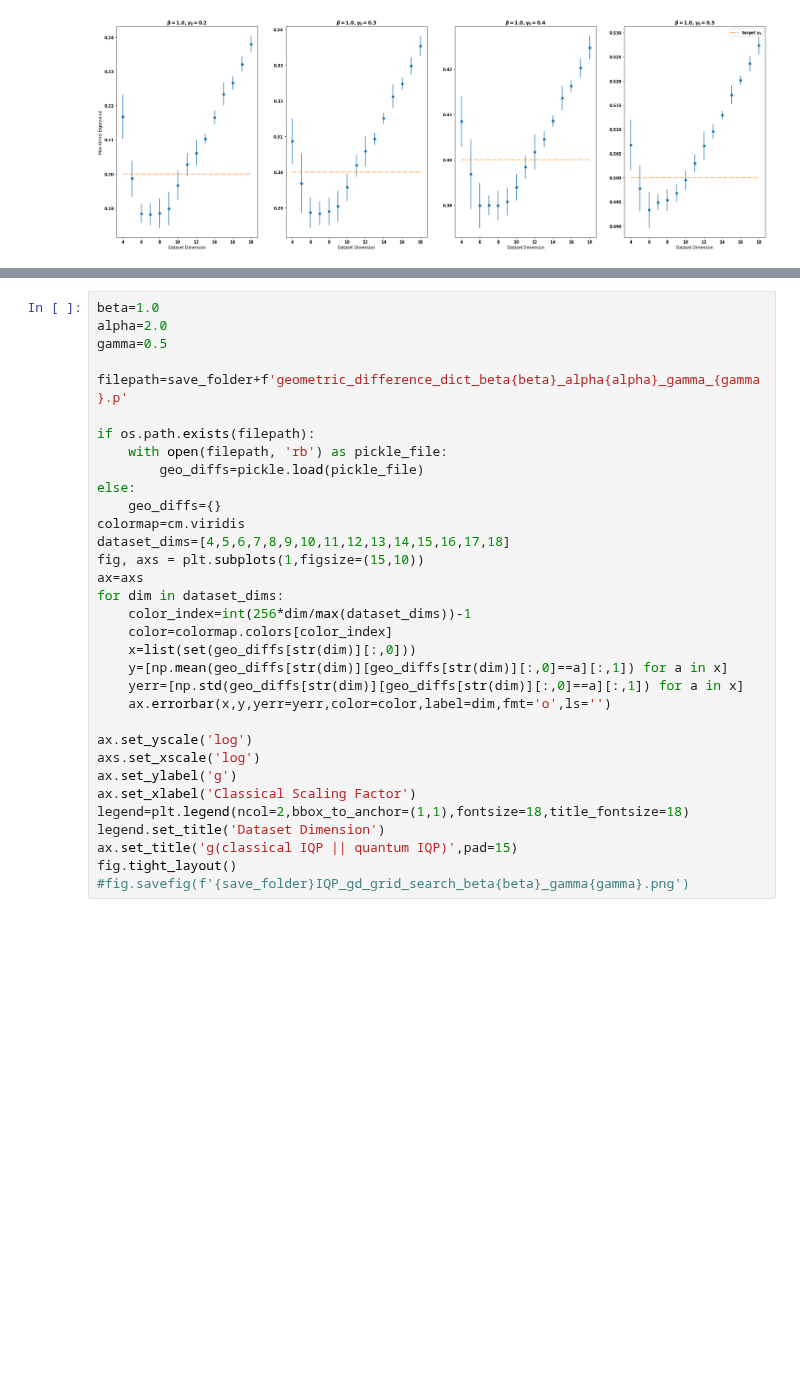
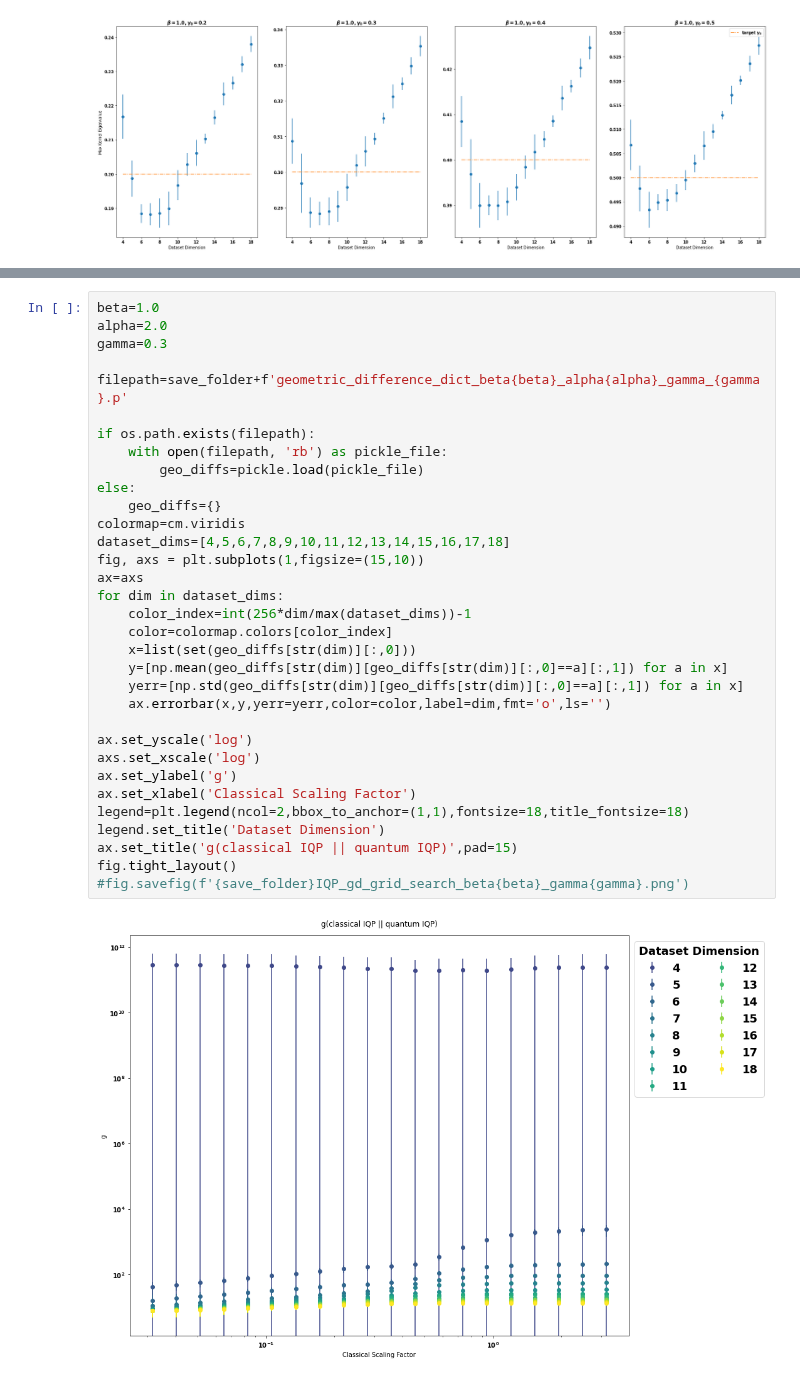
Before and after one commit to lslattery11/quantum_kernel, a Jupyter notebook: notebooks/data_visualization/alpha_test_gd_scaling.ipynb, the cells around one changed output, grey strips where cells are left out. Saved outputs shown, nothing was run; the diff lists cells and outputs as text; blank space fills up the shorter version.

```diff
--- a/notebooks/data_visualization/alpha_test_gd_scaling.ipynb
+++ b/notebooks/data_visualization/alpha_test_gd_scaling.ipynb
@@ -148,35 +148,37 @@ on dimension: 13
 # %%
 beta=1.0
 alpha=2.0
-gamma=0.5
+gamma=0.3
 
 filepath=save_folder+f'geometric_difference_dict_beta{beta}_alpha{alpha}_gamma_{gamma}.p'
 
 if os.path.exists(filepath):
     with open(filepath, 'rb') as pickle_file:
         geo_diffs=pickle.load(pickle_file)
 else:
     geo_diffs={}
 colormap=cm.viridis
 dataset_dims=[4,5,6,7,8,9,10,11,12,13,14,15,16,17,18]
 fig, axs = plt.subplots(1,figsize=(15,10))
 ax=axs
 for dim in dataset_dims:
     color_index=int(256*dim/max(dataset_dims))-1
     color=colormap.colors[color_index]
     x=list(set(geo_diffs[str(dim)][:,0]))
     y=[np.mean(geo_diffs[str(dim)][geo_diffs[str(dim)][:,0]==a][:,1]) for a in x]
     yerr=[np.std(geo_diffs[str(dim)][geo_diffs[str(dim)][:,0]==a][:,1]) for a in x]
     ax.errorbar(x,y,yerr=yerr,color=color,label=dim,fmt='o',ls='')
 
 ax.set_yscale('log')
 axs.set_xscale('log')
 ax.set_ylabel('g')
 ax.set_xlabel('Classical Scaling Factor')
 legend=plt.legend(ncol=2,bbox_to_anchor=(1,1),fontsize=18,title_fontsize=18)
 legend.set_title('Dataset Dimension')
 ax.set_title('g(classical IQP || quantum IQP)',pad=15)
 fig.tight_layout()
 #fig.savefig(f'{save_folder}IQP_gd_grid_search_beta{beta}_gamma{gamma}.png')
+# %% [output]
+[figure, added]
 # %%
 colormap=cm.viridis
```
Also changed, not shown: parts of 6 cells of this notebook, 1 other file.
